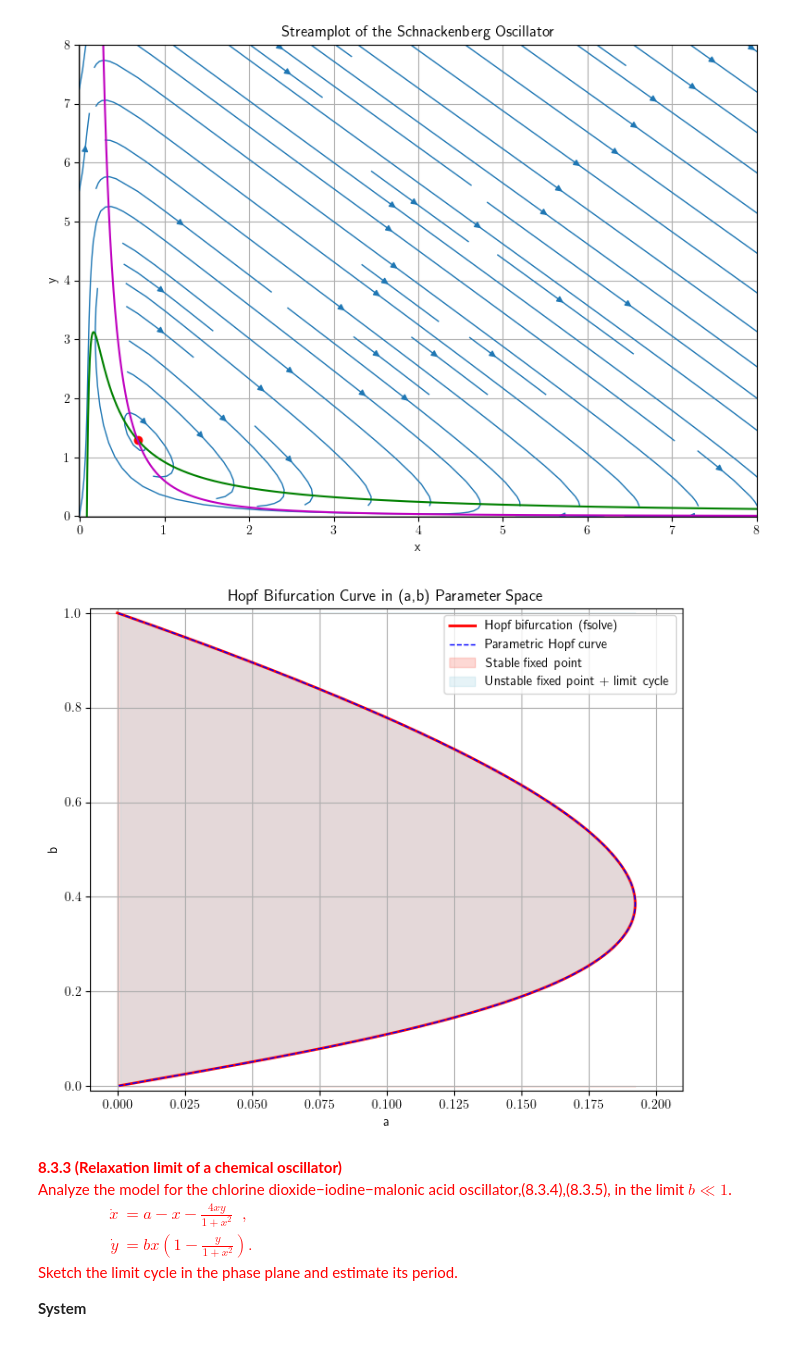
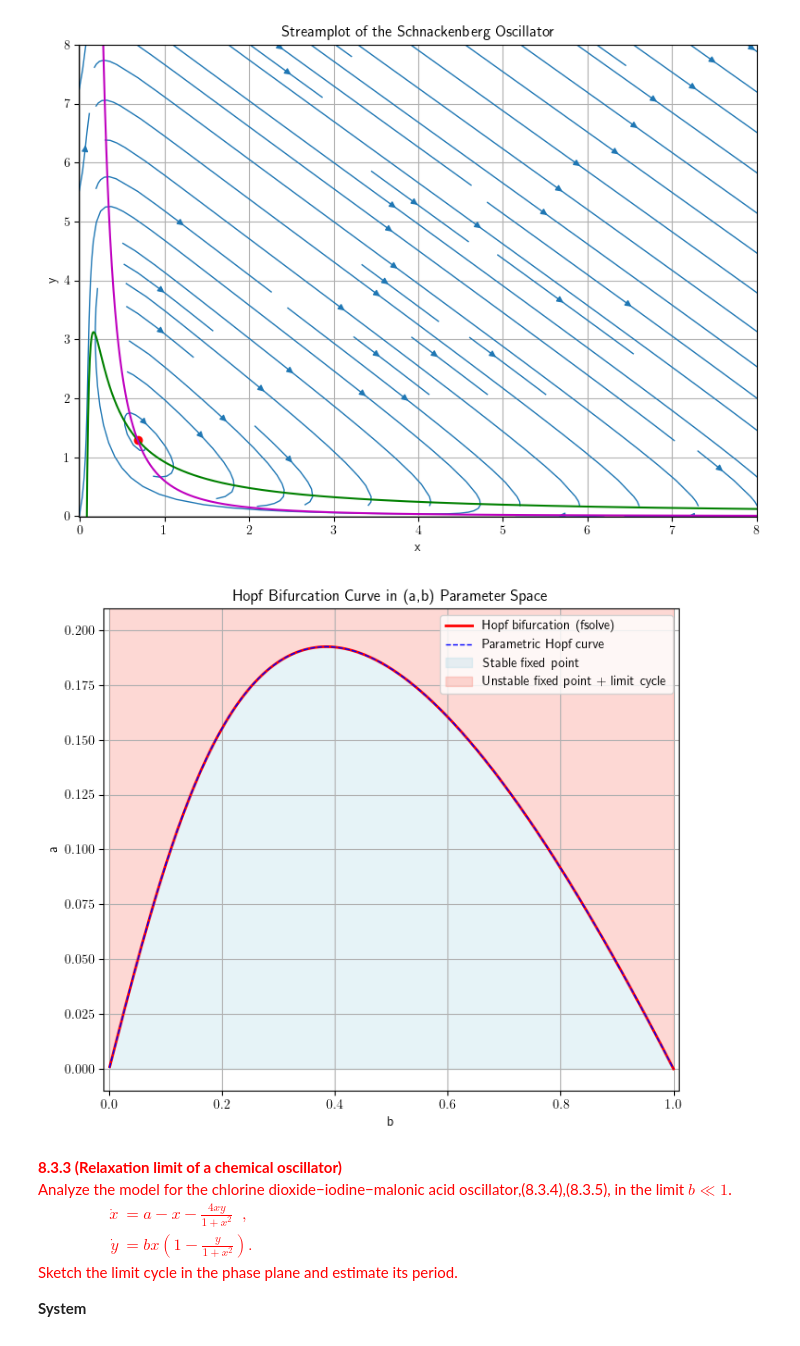
Before and after one commit to Chaks1603/Python-Assignments, a Jupyter notebook: Chaotic Systems/2D Maps/Poincaré−Bendixson Theorem.ipynb, the cells around one changed output. Drawn from its saved outputs; the diff is of its cells as text; code cells hidden in the pictures.

```diff
--- a/Chaotic Systems/2D Maps/Poincaré−Bendixson Theorem.ipynb
+++ b/Chaotic Systems/2D Maps/Poincaré−Bendixson Theorem.ipynb
@@ -998,41 +998,41 @@ plt.show()
 # %%
 def hopf_eq(a, b):
     return (b - a) - (a + b)**3
 
 b_vals = np.linspace(0.001, 1, 300)
 a_hopf = []
 
 for b in b_vals:
     a_sol = fsolve(hopf_eq, b - 0.05, args=(b,))[0]  # initial guess slightly below b
     a_hopf.append(a_sol)
 
 a_hopf = np.array(a_hopf)
 
 def f(x_star):
     a = 0.5 * x_star * (1 - x_star**2)
     b = 0.5 * x_star * (1 + x_star**2)
     return a, b
 
 x_star_values = np.linspace(0.001, 1, 500)
 a_values, b_values = f(x_star_values)
 
 plt.figure(figsize=(7,6))
-plt.plot(a_hopf, b_vals, 'r', linewidth=2, label='Hopf bifurcation (fsolve)')
-plt.plot(a_values, b_values, 'b--', lw=1, label='Parametric Hopf curve')
-plt.fill_between(a_hopf, 0, b_vals, color='salmon', alpha=0.3, label='Stable fixed point')
-plt.fill_between(a_hopf, b_vals, 1, color='lightblue', alpha=0.3, label='Unstable fixed point + limit cycle')
+plt.plot(b_vals, a_hopf, 'r', linewidth=2, label='Hopf bifurcation (fsolve)')
+plt.plot(b_values, a_values, 'b--', lw=1, label='Parametric Hopf curve')
+plt.fill_between(b_vals, 0, a_hopf, color='lightblue', alpha=0.3, label='Stable fixed point')
+plt.fill_between(b_vals, a_hopf, 0.26, color='salmon', alpha=0.3, label='Unstable fixed point + limit cycle')
 
-plt.xlabel('a')
-plt.ylabel('b')
+plt.xlabel('b')
+plt.ylabel('a')
 plt.title('Hopf Bifurcation Curve in (a,b) Parameter Space')
 plt.legend()
 plt.grid(True)
-plt.ylim(-0.01,1.01)
-plt.xlim(-0.01,0.21)
+plt.xlim(-0.01,1.01)
+plt.ylim(-0.01,0.21)
 plt.tight_layout()
 plt.show()
 # %% [output]
-[figure, old version]
+[figure, new version]
 # %% [markdown]
 <span style="color:red"> **8.3.3 (Relaxation limit of a chemical oscillator)**
 Analyze the model for the chlorine dioxide−iodine−malonic acid oscillator,(8.3.4),(8.3.5), in the limit $b\ll 1$.
```
